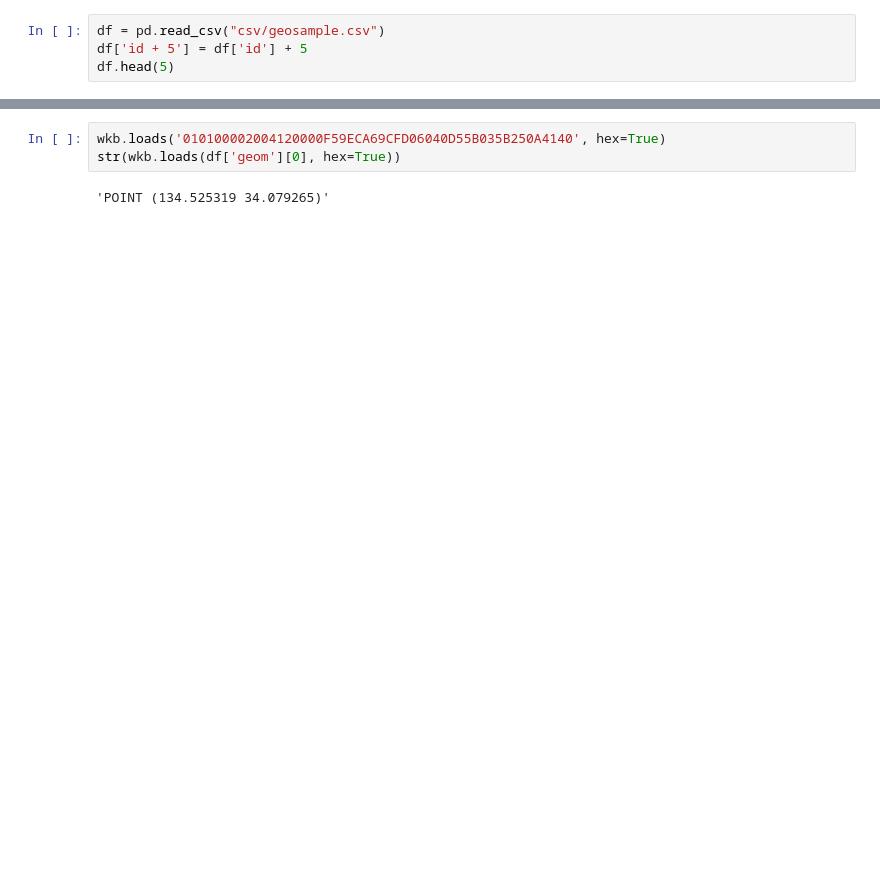
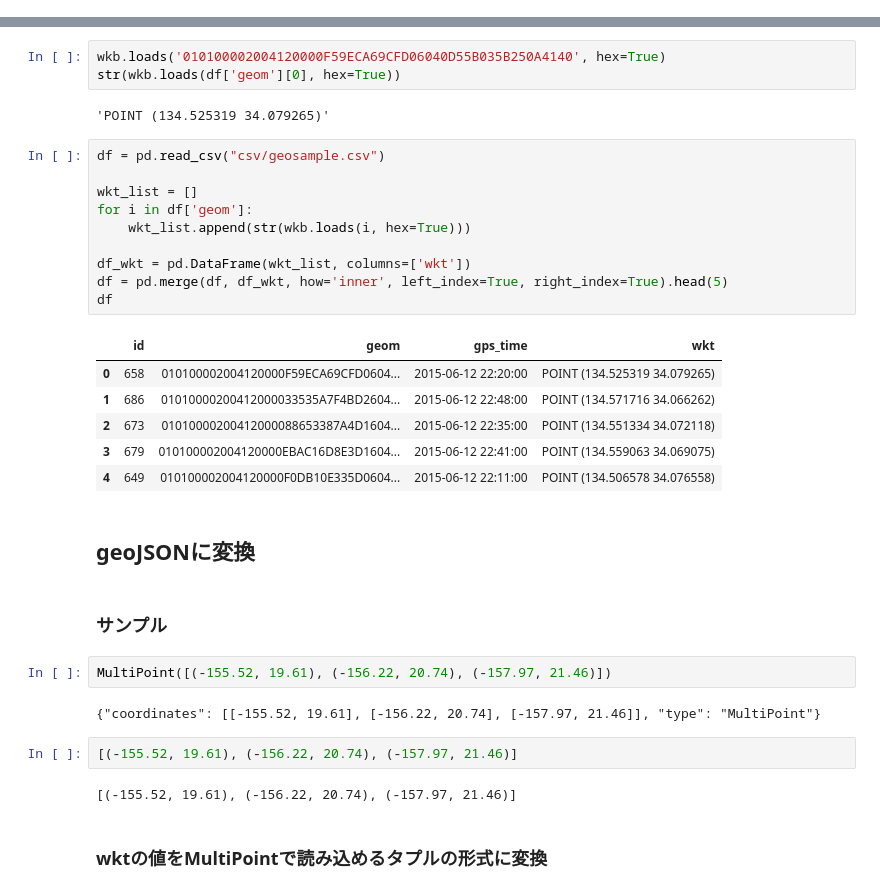
Before and after one commit to ftakao2007/python, a Jupyter notebook: jupyter_notebook/pandas/pandas_geometry.ipynb, the cells around one changed output, grey strips where cells are left out. Drawn from its saved outputs; the diff is of its cells as text; blank space fills up the shorter version.

```diff
--- a/jupyter_notebook/pandas/pandas_geometry.ipynb
+++ b/jupyter_notebook/pandas/pandas_geometry.ipynb
@@ -172,4 +170,0 @@ df
-# %%
-df = pd.read_csv("csv/geosample.csv")
-df['id + 5'] = df['id'] + 5
-df.head(5)
@@ -243,3 +175,34 @@ wkb.loads('010100002004120000F59ECA69CFD06040D55B035B250A4140', hex=True)
 str(wkb.loads(df['geom'][0], hex=True))
 # %% [output]
 'POINT (134.525319 34.079265)'
+# %%
+df = pd.read_csv("csv/geosample.csv")
+
+wkt_list = []
+for i in df['geom']:
+    wkt_list.append(str(wkb.loads(i, hex=True)))
+
+df_wkt = pd.DataFrame(wkt_list, columns=['wkt'])
+df = pd.merge(df, df_wkt, how='inner', left_index=True, right_index=True).head(5)
+df
+# %% [output]
+|  | id | geom | gps_time | wkt |
+| 0 | 658 | 010100002004120000F59ECA69CFD0604... | 2015-06-12 22:20:00 | POINT (134.525319 34.079265) |
+| 1 | 686 | 01010000200412000033535A7F4BD2604... | 2015-06-12 22:48:00 | POINT (134.571716 34.066262) |
+| 2 | 673 | 01010000200412000088653387A4D1604... | 2015-06-12 22:35:00 | POINT (134.551334 34.072118) |
+| 3 | 679 | 010100002004120000EBAC16D8E3D1604... | 2015-06-12 22:41:00 | POINT (134.559063 34.069075) |
+| 4 | 649 | 010100002004120000F0DB10E335D0604... | 2015-06-12 22:11:00 | POINT (134.506578 34.076558) |
+# %% [markdown]
+## geoJSONに変換
+# %% [markdown]
+### サンプル
+# %%
+MultiPoint([(-155.52, 19.61), (-156.22, 20.74), (-157.97, 21.46)])
+# %% [output]
+{"coordinates": [[-155.52, 19.61], [-156.22, 20.74], [-157.97, 21.46]], "type": "MultiPoint"}
+# %%
+[(-155.52, 19.61), (-156.22, 20.74), (-157.97, 21.46)]
+# %% [output]
+[(-155.52, 19.61), (-156.22, 20.74), (-157.97, 21.46)]
+# %% [markdown]
+### wktの値をMultiPointで読み込めるタプルの形式に変換
```
Also changed, not shown: parts of 12 cells of this notebook, 11 other files.
